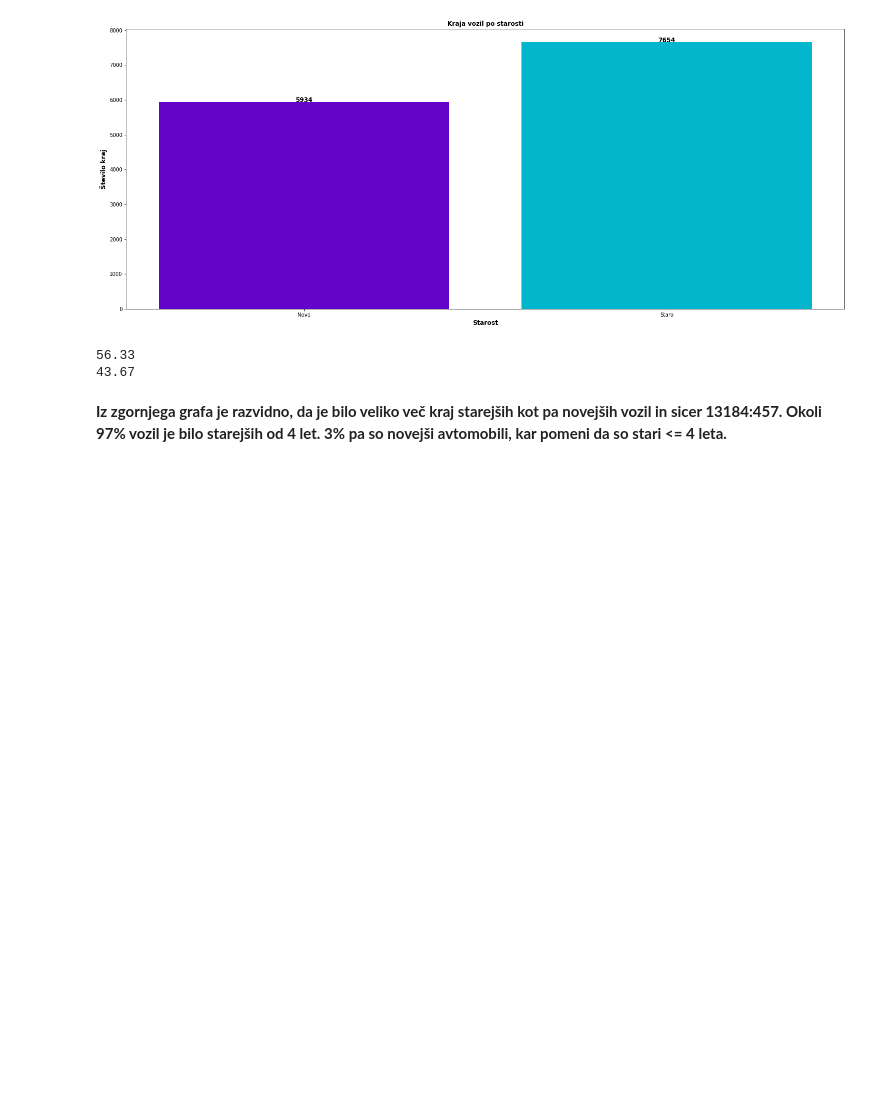
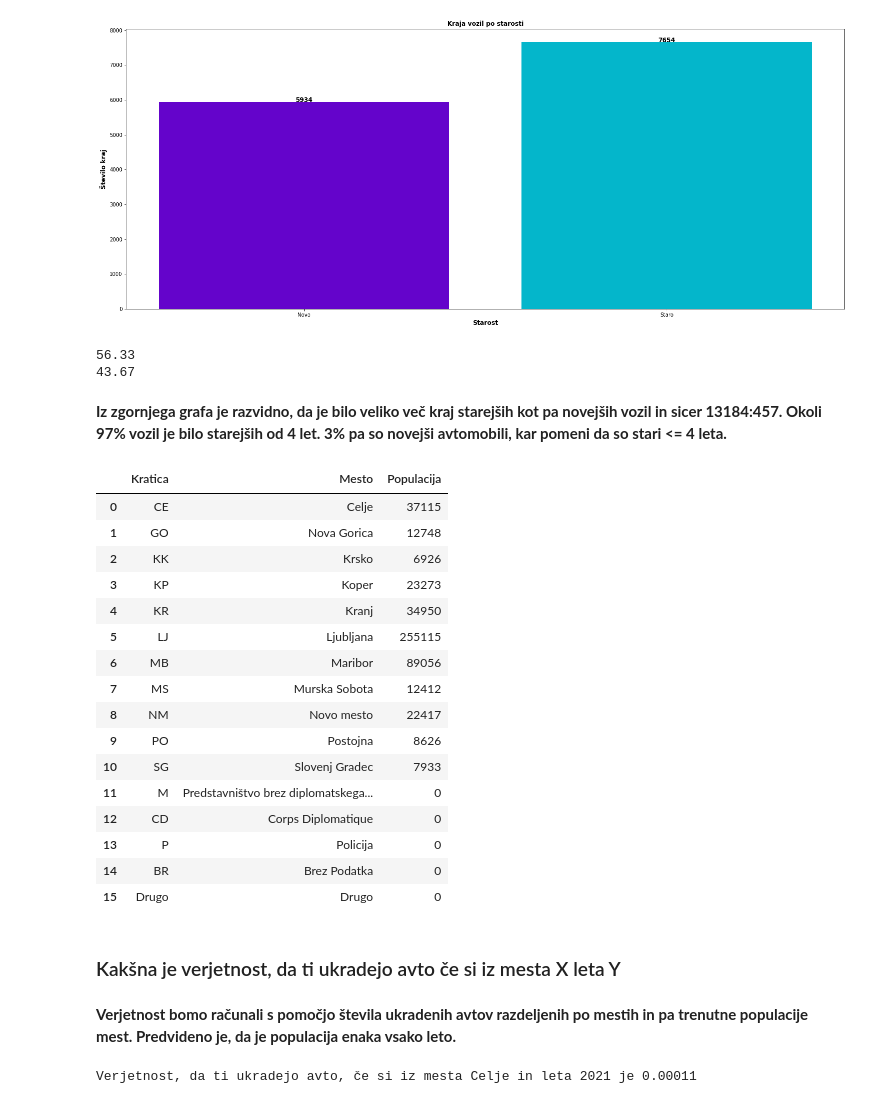
Before and after one commit to MaticBrovc/PR21MBACPB, a Jupyter notebook: seminarska.ipynb, the cells around one changed output. Saved outputs shown, nothing was run; the diff lists cells and outputs as text; code cells hidden in the pictures; blank space fills up the shorter version.

Commit message:
Dodana funkcija za verjetnost kraje avtomobila

```diff
--- a/seminarska.ipynb
+++ b/seminarska.ipynb
@@ -454,3 +454,27 @@ def getallCityPop():
 #kMesta.insert(2, "Populacija", pop, True)
 # %%
 #kMesta.to_csv("kraticeMesta.csv", sep = ';', index=False)
+# %%
+kMesta
+# %% [output]
+|  | Kratica | Mesto | Populacija |
+| 0 | CE | Celje | 37115 |
+| 1 | GO | Nova Gorica | 12748 |
+| 2 | KK | Krsko | 6926 |
+| 3 | KP | Koper | 23273 |
+| 4 | KR | Kranj | 34950 |
+| 5 | LJ | Ljubljana | 255115 |
+| 6 | MB | Maribor | 89056 |
+| 7 | MS | Murska Sobota | 12412 |
+| 8 | NM | Novo mesto | 22417 |
+| 9 | PO | Postojna | 8626 |
+| 10 | SG | Slovenj Gradec | 7933 |
+| 11 | M | Predstavništvo brez diplomatskega... | 0 |
+| 12 | CD | Corps Diplomatique | 0 |
+| 13 | P | Policija | 0 |
+| 14 | BR | Brez Podatka | 0 |
+| 15 | Drugo | Drugo | 0 |
+# %% [markdown]
+### Kakšna je verjetnost, da ti ukradejo avto če si iz mesta X leta Y
+# %% [markdown]
+**Verjetnost bomo računali s pomočjo števila ukradenih avtov razdeljenih po mestih in pa trenutne populacije mest. Predvideno je, da je populacija enaka vsako leto.**
@@ -456,0 +499,4 @@ def getallCityPop():
+# %%
+verjetnostKraje("Celje", 2021)
+# %% [output]
+Verjetnost, da ti ukradejo avto, če si iz mesta Celje in leta 2021 je 0.00011
```
Also changed, not shown: parts of 3 cells of this notebook.
